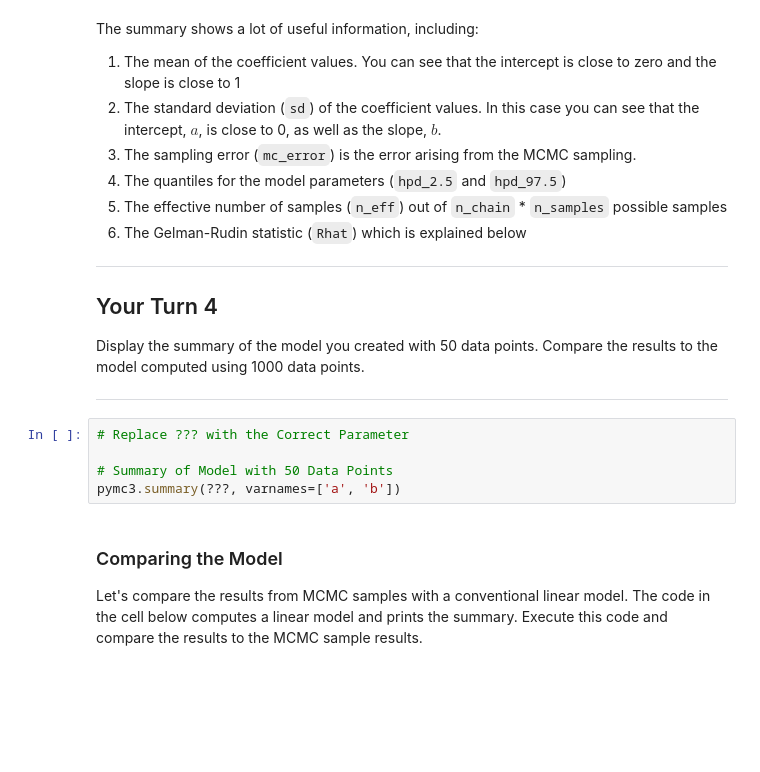
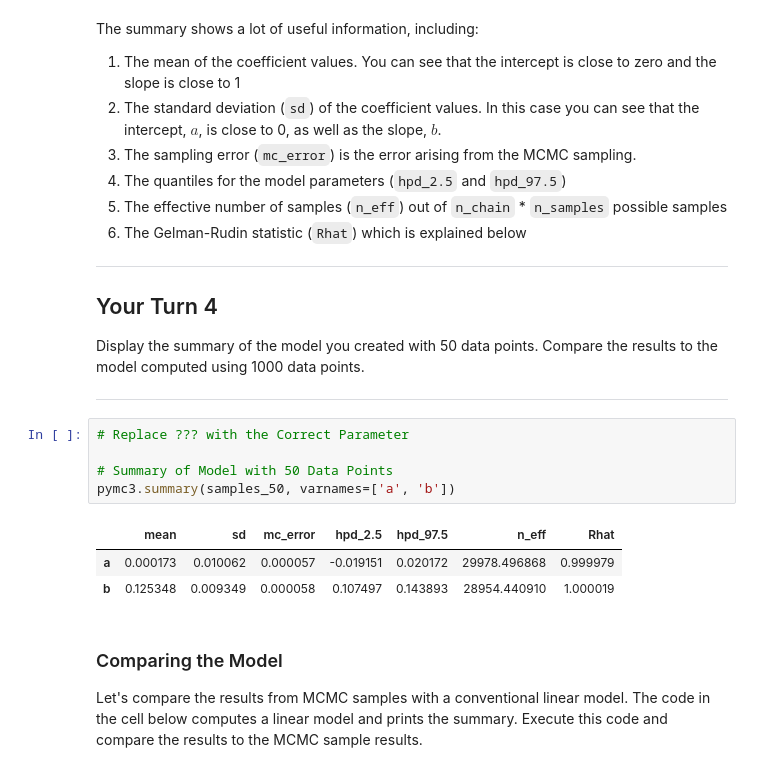
Before and after one commit to mutecypher/Datasci410, a Jupyter notebook: L09-1-BayesModels-Part2.ipynb, the cells around one changed output. Saved outputs shown, nothing was run; the diff lists cells and outputs as text; blank space fills up the shorter version.

```diff
--- a/L09-1-BayesModels-Part2.ipynb
+++ b/L09-1-BayesModels-Part2.ipynb
@@ -537,8 +556,12 @@ Display the summary of the model you created with 50 data points. Compare the re
 # %%
 # Replace ??? with the Correct Parameter
 
 # Summary of Model with 50 Data Points
-pymc3.summary(???, varnames=['a', 'b'])
+pymc3.summary(samples_50, varnames=['a', 'b'])
+# %% [output]
+|  | mean | sd | mc_error | hpd_2.5 | hpd_97.5 | n_eff | Rhat |
+| a | 0.000173 | 0.010062 | 0.000057 | -0.019151 | 0.020172 | 29978.496868 | 0.999979 |
+| b | 0.125348 | 0.009349 | 0.000058 | 0.107497 | 0.143893 | 28954.440910 | 1.000019 |
 # %% [markdown]
 ### Comparing the Model
 Let's compare the results from MCMC samples with a conventional linear model. The code in the cell below computes a linear model and prints the summary. Execute this code and compare the results to the MCMC sample results.
```
Also changed, not shown: parts of 26 cells of this notebook, 4 other files.
